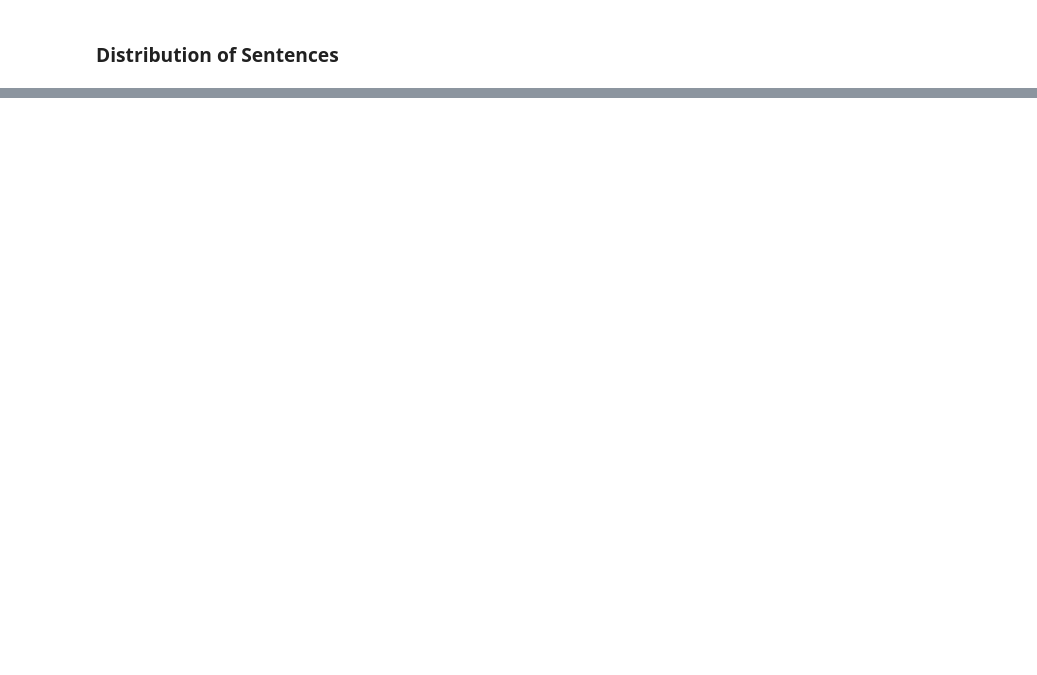
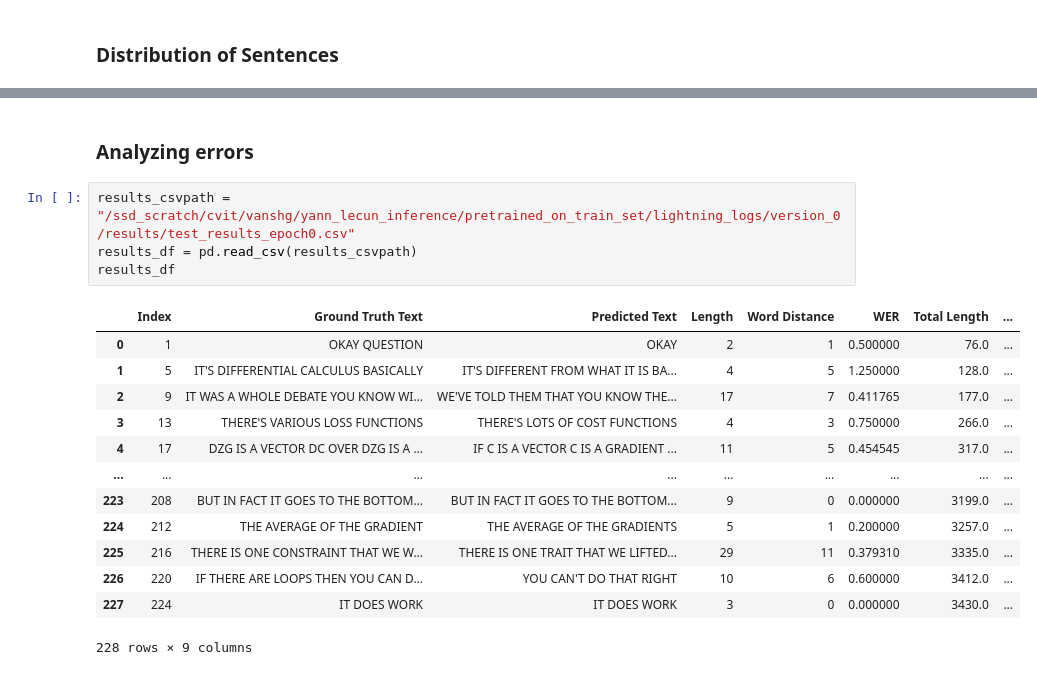
Before and after one commit to vanshg1729/auto_avsr, a Jupyter notebook: analysis/analyse_deaf.ipynb, the cells around one changed output, grey strips where cells are left out. Saved outputs shown, nothing was run; the diff lists cells and outputs as text; blank space fills up the shorter version.

```diff
--- a/analysis/analyse_deaf.ipynb
+++ b/analysis/analyse_deaf.ipynb
@@ -277,0 +334,20 @@ vocab_size = 4247 | min_word_freq = 1 | max_word_freq = 6261
+# %% [markdown]
+### Analyzing errors
+# %%
+results_csvpath = "/ssd_scratch/cvit/vanshg/yann_lecun_inference/pretrained_on_train_set/lightning_logs/version_0/results/test_results_epoch0.csv"
+results_df = pd.read_csv(results_csvpath)
+results_df
+# %% [output]
+|  | Index | Ground Truth Text | Predicted Text | Length | Word Distance | WER | Total Length | ... |
+| 0 | 1 | OKAY QUESTION | OKAY | 2 | 1 | 0.500000 | 76.0 | ... |
+| 1 | 5 | IT'S DIFFERENTIAL CALCULUS BASICALLY | IT'S DIFFERENT FROM WHAT IT IS BA... | 4 | 5 | 1.250000 | 128.0 | ... |
+| 2 | 9 | IT WAS A WHOLE DEBATE YOU KNOW WI... | WE'VE TOLD THEM THAT YOU KNOW THE... | 17 | 7 | 0.411765 | 177.0 | ... |
+| 3 | 13 | THERE'S VARIOUS LOSS FUNCTIONS | THERE'S LOTS OF COST FUNCTIONS | 4 | 3 | 0.750000 | 266.0 | ... |
+| 4 | 17 | DZG IS A VECTOR DC OVER DZG IS A ... | IF C IS A VECTOR C IS A GRADIENT ... | 11 | 5 | 0.454545 | 317.0 | ... |
+| ... | ... | ... | ... | ... | ... | ... | ... | ... |
+| 223 | 208 | BUT IN FACT IT GOES TO THE BOTTOM... | BUT IN FACT IT GOES TO THE BOTTOM... | 9 | 0 | 0.000000 | 3199.0 | ... |
+| 224 | 212 | THE AVERAGE OF THE GRADIENT | THE AVERAGE OF THE GRADIENTS | 5 | 1 | 0.200000 | 3257.0 | ... |
+| 225 | 216 | THERE IS ONE CONSTRAINT THAT WE W... | THERE IS ONE TRAIT THAT WE LIFTED... | 29 | 11 | 0.379310 | 3335.0 | ... |
+| 226 | 220 | IF THERE ARE LOOPS THEN YOU CAN D... | YOU CAN'T DO THAT RIGHT | 10 | 6 | 0.600000 | 3412.0 | ... |
+| 227 | 224 | IT DOES WORK | IT DOES WORK | 3 | 0 | 0.000000 | 3430.0 | ... |
+228 rows × 9 columns
```
Also changed, not shown: parts of 14 cells of this notebook, 21 other files.
